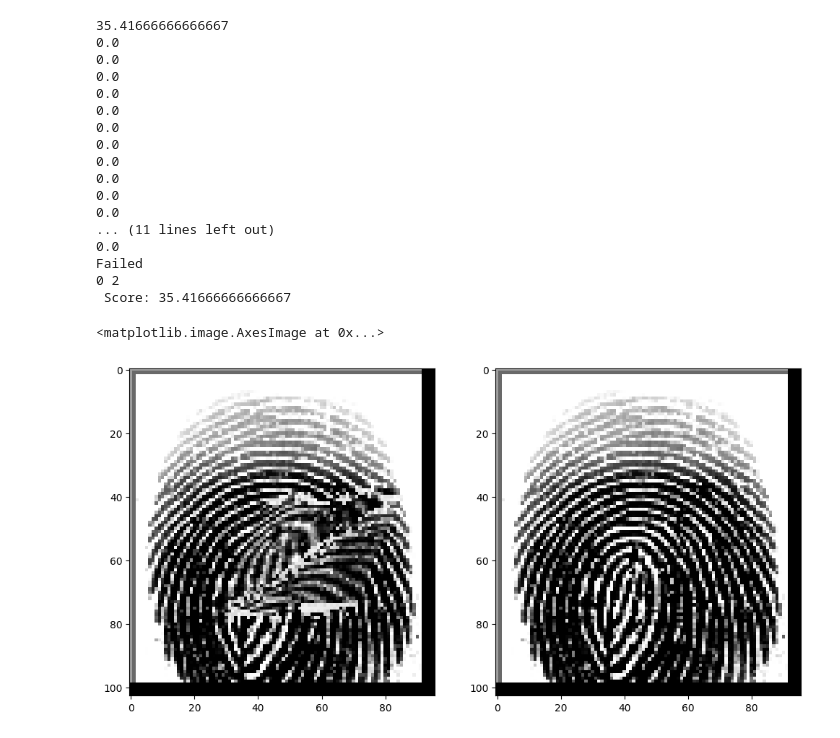
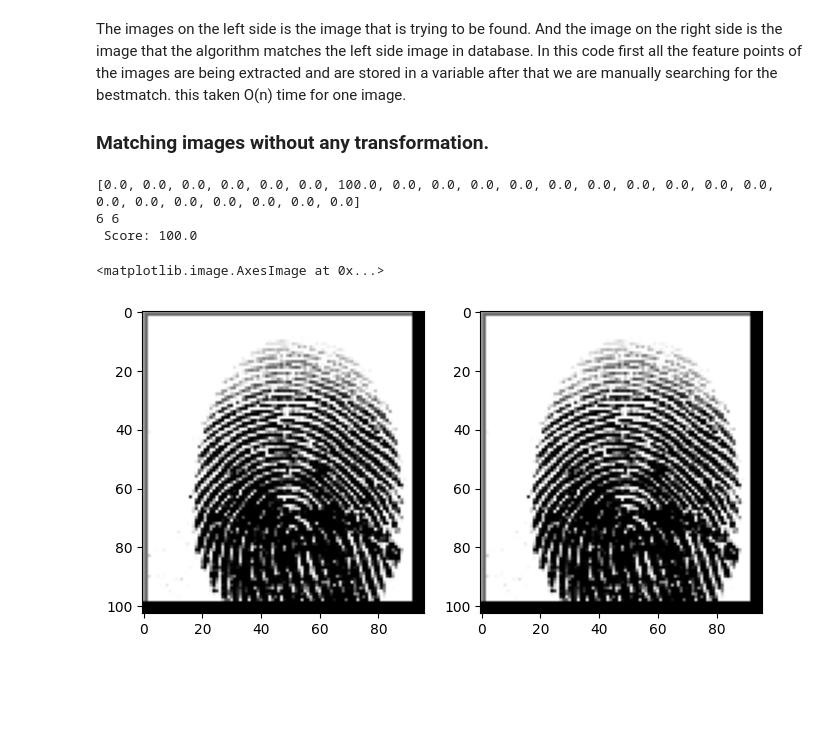
Before and after one commit to ArpitSureka/Iris-Recognition, a Jupyter notebook: Ideation1.ipynb, the cells around one changed output. Saved outputs shown, nothing was run; the diff lists cells and outputs as text; code cells hidden in the pictures; blank space fills up the shorter version.

```diff
--- a/Ideation1.ipynb
+++ b/Ideation1.ipynb
@@ -4,10 +4,12 @@ import cv2
 import os
 import matplotlib.pyplot as plt
 import random
+import numpy as np
 
 # folder = "E:\BTP\SOCOFing\Real"
 folder = "E:\BTP\SOCOFing\Test"
-alt_folder = "E:\BTP\SOCOFing\AltTest"
+# alt_folder = "E:\BTP\SOCOFing\AltTest"
+alt_folder = "E:\BTP\SOCOFing\Test"
 # %%
 SIFT_DATA = []
 #   sift = cv2.xfeatures2d.SIFT_create()
@@ -23,62 +25,50 @@ for filename in os.listdir(folder):
     SIFT_DATA.append([filename, keypoints_1, descriptors_1])
 # %%
 num = random.randint(0, len(os.listdir(alt_folder)))
+# num = 1
 sample_filename = os.listdir(alt_folder)[num]
-sample = cv2.imread(os.path.join(alt_folder,sample_filename))
-# sample = fingerprint_enhancer.enhance_Fingerprint(sample)
-keypoints_2, descriptors_2 = sift.detectAndCompute(sample, None)
+sample_img = cv2.imread(os.path.join(alt_folder,sample_filename))
 
 bestscore = 0
 result = None
 mp = None
+results = []
+# %% [markdown]
+The images on the left side is the image that is trying to be found. And the image on the right side is the image that the algorithm matches the left side image in database. In this code first all the feature points of the images are being extracted and are stored in a variable after that we are manually searching for the bestmatch. this taken O(n) time for one image.
+### Matching images without any transformation.
 # %%
+# sample = fingerprint_enhancer.enhance_Fingerprint(sample)
+keypoints_2, descriptors_2 = sift.detectAndCompute(sample_img, None)
+
 for i in range(len(SIFT_DATA)):
+#     print(result)
 
     matches = cv2.FlannBasedMatcher(dict(algorithm=1, trees=10),
                                     dict()).knnMatch(SIFT_DATA[i][2], descriptors_2, k=2)
     match_points = []
     for p, q in matches:
         if p.distance < 0.1*q.distance:
             match_points.append(p)
 
     keypoints = min(len(SIFT_DATA[i][1]), len(keypoints_2))
-    print(len(match_points)/keypoints*100)
+    results.append(len(match_points)/keypoints*100)
     if len(match_points)/keypoints*100 > bestscore:
         bestscore = len(match_points)/keypoints*100
         result, mp = i, match_points
 
-if(result==num):
-    print("Success")
-else:
-    print("Failed")
-
+print(results)
 print(str(result) + " " + str(num))
 print(" Score: " + str(bestscore))
 
-img = cv2.imread(os.path.join(alt_folder, sample_filename))
 out = cv2.imread(os.path.join(folder, SIFT_DATA[result][0]))
-f = plt.figure(figsize=(12,6))
+f = plt.figure(figsize=(8,4))
 sp = f.add_subplot(1, 2, 1)
-plt.imshow(img,cmap='gray')
+plt.imshow(sample_img,cmap='gray')
 sp = f.add_subplot(1, 2, 2)
 plt.imshow(out,cmap='gray')
 # %% [output]
-35.41666666666667
-0.0
-0.0
-0.0
-0.0
-0.0
-0.0
-0.0
-0.0
-0.0
-0.0
-0.0
-... (11 lines left out)
-0.0
-Failed
-0 2
- Score: 35.41666666666667
+[0.0, 0.0, 0.0, 0.0, 0.0, 0.0, 100.0, 0.0, 0.0, 0.0, 0.0, 0.0, 0.0, 0.0, 0.0, 0.0, 0.0, 0.0, 0.0, 0.0, 0.0, 0.0, 0.0, 0.0]
+6 6
+ Score: 100.0
 <matplotlib.image.AxesImage at 0x...>
-[figure, old version]
+[figure, new version]
```
Also changed, not shown: parts of 4 cells of this notebook, 1 other file.
